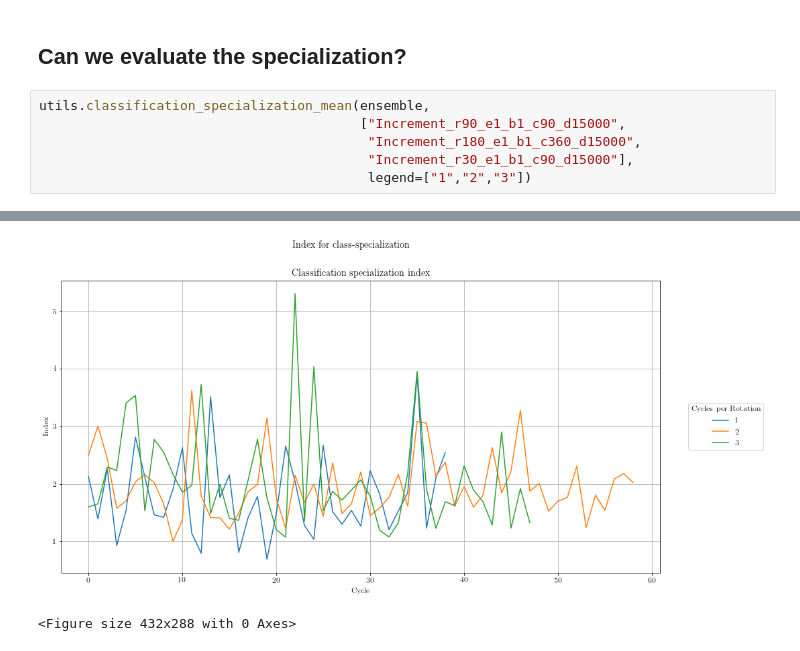
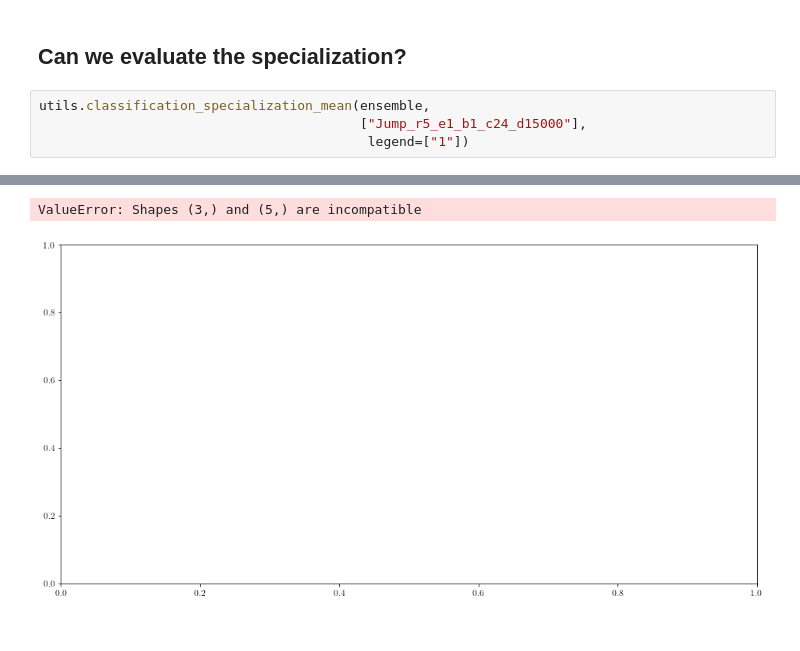
Before and after one commit to fheitzer/BAThesis-code, a Jupyter notebook: notebooks/Checking new runs.ipynb, the cells around one changed output, grey strips where cells are left out. Cells and saved outputs as stored; diff of their text form.

```diff
--- a/notebooks/Checking new runs.ipynb
+++ b/notebooks/Checking new runs.ipynb
@@ -182,8 +212,6 @@ Cycle:  0
 ## Can we evaluate the specialization?
 # %%
 utils.classification_specialization_mean(ensemble,
-                                         ["Increment_r90_e1_b1_c90_d15000",
-                                          "Increment_r180_e1_b1_c360_d15000",
-                                          "Increment_r30_e1_b1_c90_d15000"],
-                                          legend=["1","2","3"])
+                                         ["Jump_r5_e1_b1_c24_d15000"],
+                                          legend=["1"])
 # %% [output]
@@ -190,2 +219,2 @@ utils.classification_specialization_mean(ensemble,
+ValueError: Shapes (3,) and (5,) are incompatible
-[figure, old version]
+[figure, new version]
-<Figure size 432x288 with 0 Axes>
```
Also changed, not shown: parts of 5 cells of this notebook, 6 other files.
